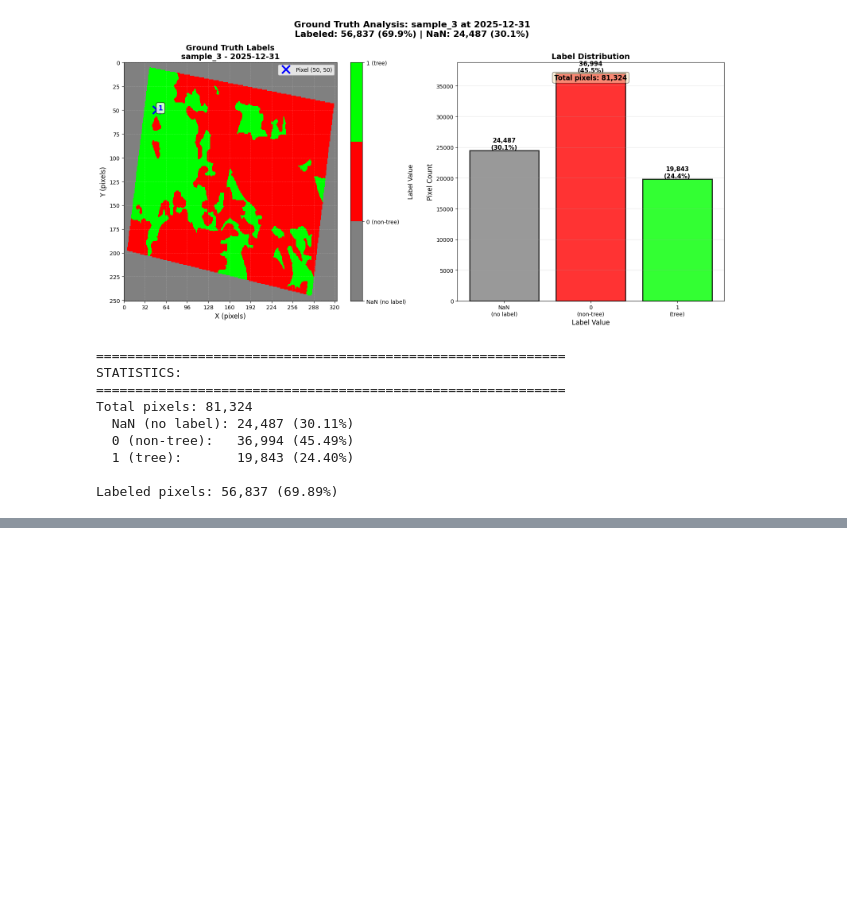
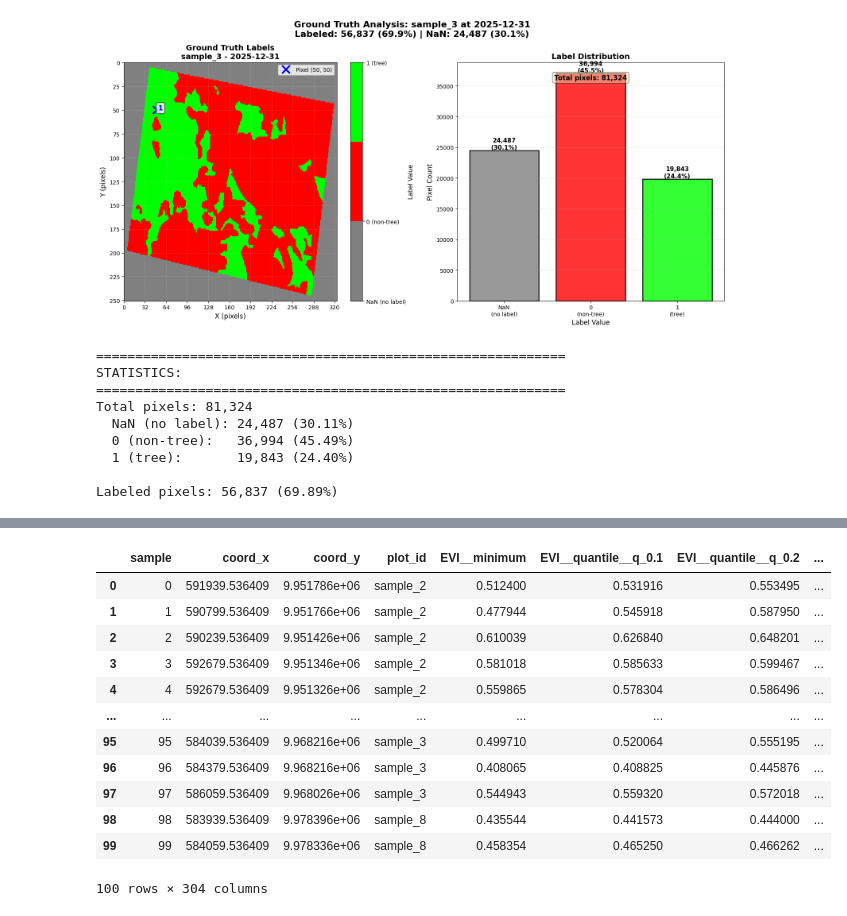
Before and after one commit to miqbalf/gis-carbon-ai, a Jupyter notebook: jupyter/notebooks/02p_adding_si_tsfresh_annual_ndvi_evi.ipynb, the cells around one changed output, grey strips where cells are left out. Drawn from its saved outputs; the diff is of its cells as text; code cells hidden in the pictures; blank space fills up the shorter version.

```diff
--- a/jupyter/notebooks/02p_adding_si_tsfresh_annual_ndvi_evi.ipynb
+++ b/jupyter/notebooks/02p_adding_si_tsfresh_annual_ndvi_evi.ipynb
@@ -1868,0 +2602,34 @@ Size: 314.19 MB (in memory)
+# %%
+# Features DataFrame: X_features with sample and coordinates
+# X_features has dimensions (sample, features, spectral_indices)
+# Create columns for each combination of spectral_index and feature name
+feature_dict = {
+    'sample': ds_ml_test.sample.values,
+    'coord_x': ds_ml_test.coord_x.values,
+    'coord_y': ds_ml_test.coord_y.values,
+    'plot_id': ds_ml_test.plot_id.values,
+}
+
+# Add feature columns: {spectral_index}_{feature_name}
+for si_idx, si in enumerate(ds_ml_test.spectral_indices.values):
+    for feat_idx, feat_name in enumerate(ds_ml_test.features.values):
+        # Extract all samples for this feature and spectral index combination
+        col_name = f'{si}__{feat_name}'
+        feature_dict[col_name] = ds_ml_test.X_features.isel(features=feat_idx, spectral_indices=si_idx).values
+
+features_df = pd.DataFrame(feature_dict)
+features_df
+# %% [output]
+|  | sample | coord_x | coord_y | plot_id | EVI__minimum | EVI__quantile__q_0.1 | EVI__quantile__q_0.2 | ... |
+| 0 | 0 | 591939.536409 | 9.951786e+06 | sample_2 | 0.512400 | 0.531916 | 0.553495 | ... |
+| 1 | 1 | 590799.536409 | 9.951766e+06 | sample_2 | 0.477944 | 0.545918 | 0.587950 | ... |
+| 2 | 2 | 590239.536409 | 9.951426e+06 | sample_2 | 0.610039 | 0.626840 | 0.648201 | ... |
+| 3 | 3 | 592679.536409 | 9.951346e+06 | sample_2 | 0.581018 | 0.585633 | 0.599467 | ... |
+| 4 | 4 | 592679.536409 | 9.951326e+06 | sample_2 | 0.559865 | 0.578304 | 0.586496 | ... |
+| ... | ... | ... | ... | ... | ... | ... | ... | ... |
+| 95 | 95 | 584039.536409 | 9.968216e+06 | sample_3 | 0.499710 | 0.520064 | 0.555195 | ... |
+| 96 | 96 | 584379.536409 | 9.968216e+06 | sample_3 | 0.408065 | 0.408825 | 0.445876 | ... |
+| 97 | 97 | 586059.536409 | 9.968026e+06 | sample_3 | 0.544943 | 0.559320 | 0.572018 | ... |
+| 98 | 98 | 583939.536409 | 9.978396e+06 | sample_8 | 0.435544 | 0.441573 | 0.444000 | ... |
+| 99 | 99 | 584059.536409 | 9.978336e+06 | sample_8 | 0.458354 | 0.465250 | 0.466262 | ... |
+100 rows × 304 columns
```
Also changed, not shown: parts of 27 cells of this notebook, 16 other files.
